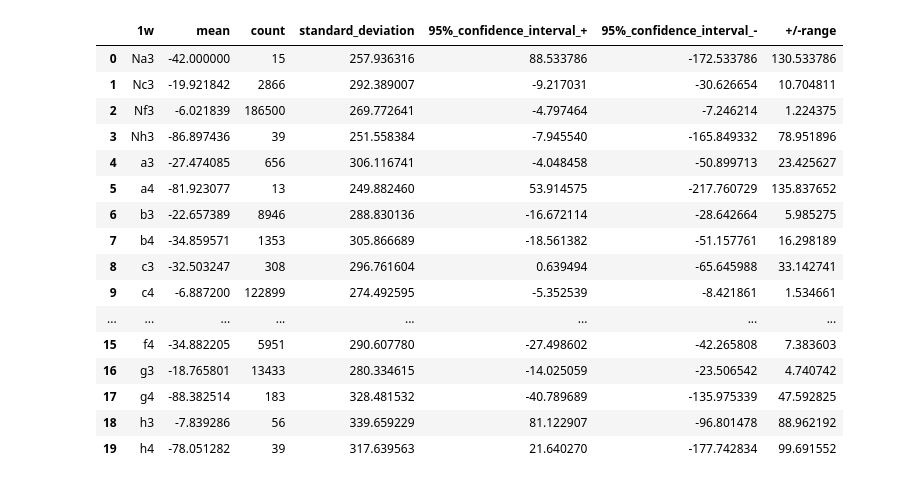
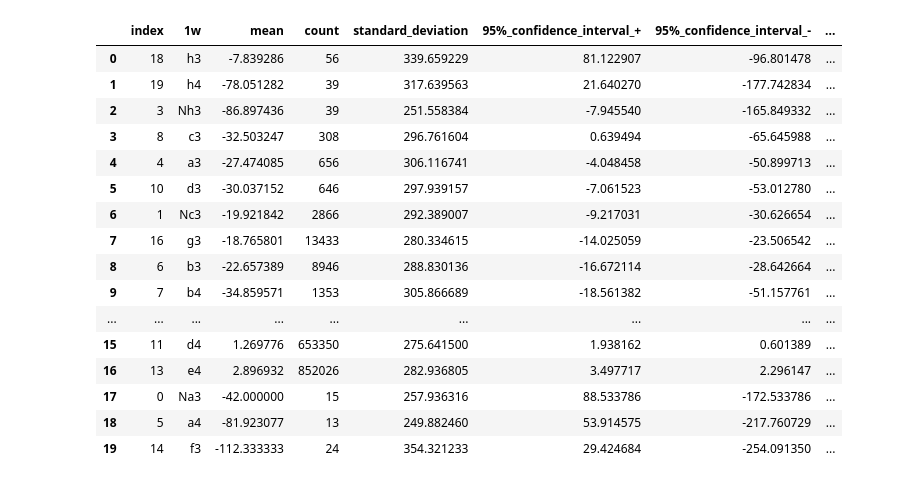
Before and after one commit to Elliot-Moore/Capstone, a Jupyter notebook: notebooks/Capstone_data_analysis.ipynb, the cells around one changed output. Drawn from its saved outputs; the diff is of its cells as text; code cells hidden in the pictures.

```diff
--- a/notebooks/Capstone_data_analysis.ipynb
+++ b/notebooks/Capstone_data_analysis.ipynb
@@ -41,28 +41,37 @@ chess
 # %%
 w1 = chess.groupby(['1w']).agg(mean = ('white_perf_diff_adjusted', 'mean'), count = ('white_perf_diff_adjusted', 'count'), standard_deviation = ('white_perf_diff_adjusted', 'std'))
 w1['95%_confidence_interval_+'] = w1['mean'] + 1.96*(w1['standard_deviation']/(np.sqrt(w1['count'])))
 w1['95%_confidence_interval_-'] = w1['mean'] - 1.96*(w1['standard_deviation']/(np.sqrt(w1['count'])))
 w1['+/-range'] = (w1['95%_confidence_interval_+']-w1['95%_confidence_interval_-'])/2
+w1_count = w1['count'].sum()
+w1['%_of_previous_position'] = w1['count']/w1_count
 w1 = w1.reset_index()
-w1
+w1.loc[w1['count'] >= 25, 'countscore'] = 50*(w1['count'])**-0.5
+w1.loc[w1['count'] >= 25, 'eloscore'] = (0.08*w1['mean'])
+w1.loc[w1['eloscore'] > 10, 'eloscore'] = 10
+w1.loc[w1['count'] >= 25, 'rarityscore'] = ((w1['%_of_previous_position']**-1)-2)/2
+w1.loc[w1['rarityscore'] < 0, 'rarityscore'] = 0
+w1.loc[w1['rarityscore'] > 10, 'rarityscore'] = 10
+w1['score'] = w1['countscore']+w1['eloscore']+w1['rarityscore']
+w1.sort_values(by = 'score', ascending = False).reset_index()
 # %% [output]
-|  | 1w | mean | count | standard_deviation | 95%_confidence_interval_+ | 95%_confidence_interval_- | +/-range |
-| 0 | Na3 | -42.000000 | 15 | 257.936316 | 88.533786 | -172.533786 | 130.533786 |
-| 1 | Nc3 | -19.921842 | 2866 | 292.389007 | -9.217031 | -30.626654 | 10.704811 |
-| 2 | Nf3 | -6.021839 | 186500 | 269.772641 | -4.797464 | -7.246214 | 1.224375 |
-| 3 | Nh3 | -86.897436 | 39 | 251.558384 | -7.945540 | -165.849332 | 78.951896 |
-| 4 | a3 | -27.474085 | 656 | 306.116741 | -4.048458 | -50.899713 | 23.425627 |
-| 5 | a4 | -81.923077 | 13 | 249.882460 | 53.914575 | -217.760729 | 135.837652 |
-| 6 | b3 | -22.657389 | 8946 | 288.830136 | -16.672114 | -28.642664 | 5.985275 |
-| 7 | b4 | -34.859571 | 1353 | 305.866689 | -18.561382 | -51.157761 | 16.298189 |
-| 8 | c3 | -32.503247 | 308 | 296.761604 | 0.639494 | -65.645988 | 33.142741 |
-| 9 | c4 | -6.887200 | 122899 | 274.492595 | -5.352539 | -8.421861 | 1.534661 |
-| ... | ... | ... | ... | ... | ... | ... | ... |
-| 15 | f4 | -34.882205 | 5951 | 290.607780 | -27.498602 | -42.265808 | 7.383603 |
-| 16 | g3 | -18.765801 | 13433 | 280.334615 | -14.025059 | -23.506542 | 4.740742 |
-| 17 | g4 | -88.382514 | 183 | 328.481532 | -40.789689 | -135.975339 | 47.592825 |
-| 18 | h3 | -7.839286 | 56 | 339.659229 | 81.122907 | -96.801478 | 88.962192 |
-| 19 | h4 | -78.051282 | 39 | 317.639563 | 21.640270 | -177.742834 | 99.691552 |
+|  | index | 1w | mean | count | standard_deviation | 95%_confidence_interval_+ | 95%_confidence_interval_- | ... |
+| 0 | 18 | h3 | -7.839286 | 56 | 339.659229 | 81.122907 | -96.801478 | ... |
+| 1 | 19 | h4 | -78.051282 | 39 | 317.639563 | 21.640270 | -177.742834 | ... |
+| 2 | 3 | Nh3 | -86.897436 | 39 | 251.558384 | -7.945540 | -165.849332 | ... |
+| 3 | 8 | c3 | -32.503247 | 308 | 296.761604 | 0.639494 | -65.645988 | ... |
+| 4 | 4 | a3 | -27.474085 | 656 | 306.116741 | -4.048458 | -50.899713 | ... |
+| 5 | 10 | d3 | -30.037152 | 646 | 297.939157 | -7.061523 | -53.012780 | ... |
+| 6 | 1 | Nc3 | -19.921842 | 2866 | 292.389007 | -9.217031 | -30.626654 | ... |
+| 7 | 16 | g3 | -18.765801 | 13433 | 280.334615 | -14.025059 | -23.506542 | ... |
+| 8 | 6 | b3 | -22.657389 | 8946 | 288.830136 | -16.672114 | -28.642664 | ... |
+| 9 | 7 | b4 | -34.859571 | 1353 | 305.866689 | -18.561382 | -51.157761 | ... |
+| ... | ... | ... | ... | ... | ... | ... | ... | ... |
+| 15 | 11 | d4 | 1.269776 | 653350 | 275.641500 | 1.938162 | 0.601389 | ... |
+| 16 | 13 | e4 | 2.896932 | 852026 | 282.936805 | 3.497717 | 2.296147 | ... |
+| 17 | 0 | Na3 | -42.000000 | 15 | 257.936316 | 88.533786 | -172.533786 | ... |
+| 18 | 5 | a4 | -81.923077 | 13 | 249.882460 | 53.914575 | -217.760729 | ... |
+| 19 | 14 | f3 | -112.333333 | 24 | 354.321233 | 29.424684 | -254.091350 | ... |
 # %%
 b1 = chess.groupby(['1w','1b']).agg(mean = ('white_perf_diff_adjusted', 'mean'), count = ('white_perf_diff_adjusted', 'count'), standard_deviation = ('white_perf_diff_adjusted', 'std'))
 b1['95%_confidence_interval_+'] = b1['mean'] + 1.96*(b1['standard_deviation']/(np.sqrt(b1['count'])))
```
Also changed, not shown: parts of 10 cells of this notebook, 2 other files.
